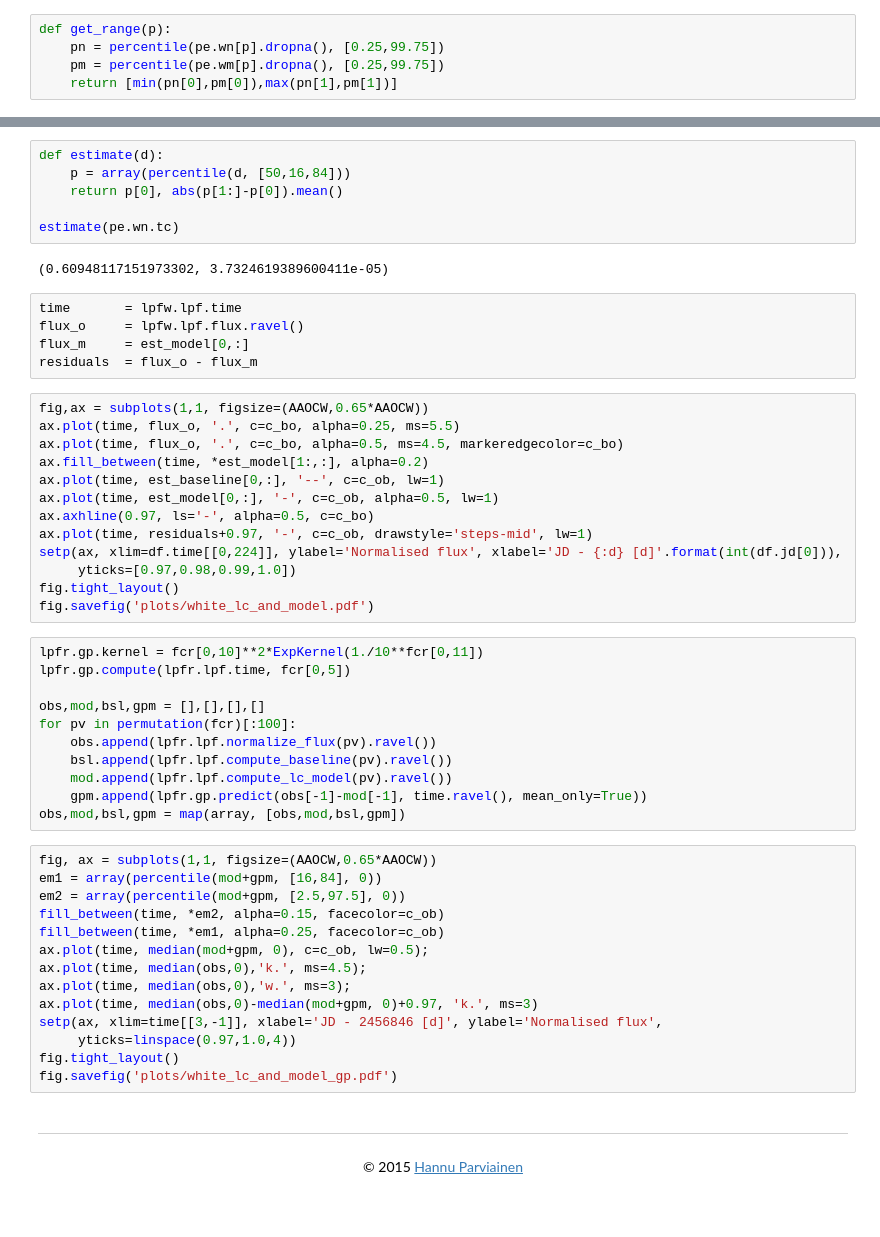
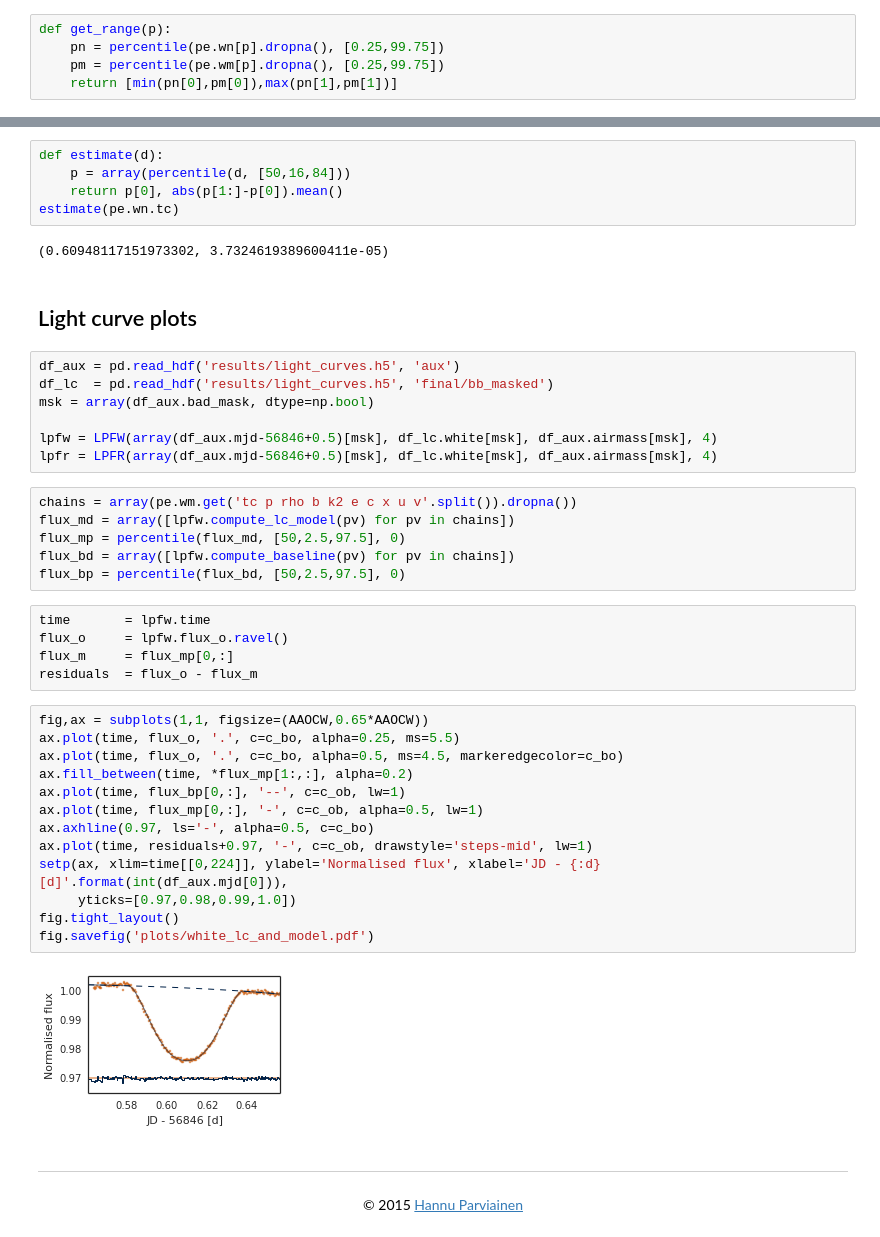
Before and after one commit to hpparvi/Parviainen-2015-TrES-3b-OSIRIS, a Jupyter notebook: 04_c_broadband_result_analysis.ipynb, the cells around one changed output, grey strips where cells are left out. Saved outputs shown, nothing was run; the diff lists cells and outputs as text; blank space fills up the shorter version.

Commit message:
04_c_broadband_result_analysis.ipynb Cleanup

```diff
--- a/04_c_broadband_result_analysis.ipynb
+++ b/04_c_broadband_result_analysis.ipynb
@@ -117,53 +118,44 @@ with sb.axes_style('ticks'):
 def estimate(d):
     p = array(percentile(d, [50,16,84]))
     return p[0], abs(p[1:]-p[0]).mean()
-
 estimate(pe.wn.tc)
 # %% [output]
 (0.60948117151973302, 3.7324619389600411e-05)
+# %% [markdown]
+## Light curve plots
+# %%
+df_aux = pd.read_hdf('results/light_curves.h5', 'aux')
+df_lc  = pd.read_hdf('results/light_curves.h5', 'final/bb_masked')
+msk = array(df_aux.bad_mask, dtype=np.bool)
+
+lpfw = LPFW(array(df_aux.mjd-56846+0.5)[msk], df_lc.white[msk], df_aux.airmass[msk], 4)
+lpfr = LPFR(array(df_aux.mjd-56846+0.5)[msk], df_lc.white[msk], df_aux.airmass[msk], 4)
+# %%
+chains = array(pe.wm.get('tc p rho b k2 e c x u v'.split()).dropna())
+flux_md = array([lpfw.compute_lc_model(pv) for pv in chains])
+flux_mp = percentile(flux_md, [50,2.5,97.5], 0)
+flux_bd = array([lpfw.compute_baseline(pv) for pv in chains])
+flux_bp = percentile(flux_bd, [50,2.5,97.5], 0)
 # %%
-time       = lpfw.lpf.time
-flux_o     = lpfw.lpf.flux.ravel()
-flux_m     = est_model[0,:]
+time       = lpfw.time
+flux_o     = lpfw.flux_o.ravel()
+flux_m     = flux_mp[0,:]
 residuals  = flux_o - flux_m
 # %%
 fig,ax = subplots(1,1, figsize=(AAOCW,0.65*AAOCW))
 ax.plot(time, flux_o, '.', c=c_bo, alpha=0.25, ms=5.5)
 ax.plot(time, flux_o, '.', c=c_bo, alpha=0.5, ms=4.5, markeredgecolor=c_bo)
-ax.fill_between(time, *est_model[1:,:], alpha=0.2)
-ax.plot(time, est_baseline[0,:], '--', c=c_ob, lw=1)
-ax.plot(time, est_model[0,:], '-', c=c_ob, alpha=0.5, lw=1)
+ax.fill_between(time, *flux_mp[1:,:], alpha=0.2)
+ax.plot(time, flux_bp[0,:], '--', c=c_ob, lw=1)
+ax.plot(time, flux_mp[0,:], '-', c=c_ob, alpha=0.5, lw=1)
 ax.axhline(0.97, ls='-', alpha=0.5, c=c_bo)
 ax.plot(time, residuals+0.97, '-', c=c_ob, drawstyle='steps-mid', lw=1)
-setp(ax, xlim=df.time[[0,224]], ylabel='Normalised flux', xlabel='JD - {:d} [d]'.format(int(df.jd[0])),
+setp(ax, xlim=time[[0,224]], ylabel='Normalised flux', xlabel='JD - {:d} [d]'.format(int(df_aux.mjd[0])),
      yticks=[0.97,0.98,0.99,1.0])
 fig.tight_layout()
 fig.savefig('plots/white_lc_and_model.pdf')
+# %% [output]
+[figure, added]
-# %%
-lpfr.gp.kernel = fcr[0,10]**2*ExpKernel(1./10**fcr[0,11])
-lpfr.gp.compute(lpfr.lpf.time, fcr[0,5])
-
-obs,mod,bsl,gpm = [],[],[],[]
-for pv in permutation(fcr)[:100]:
-    obs.append(lpfr.lpf.normalize_flux(pv).ravel())
-    bsl.append(lpfr.lpf.compute_baseline(pv).ravel())
-    mod.append(lpfr.lpf.compute_lc_model(pv).ravel())
-    gpm.append(lpfr.gp.predict(obs[-1]-mod[-1], time.ravel(), mean_only=True))
-obs,mod,bsl,gpm = map(array, [obs,mod,bsl,gpm])
-# %%
-fig, ax = subplots(1,1, figsize=(AAOCW,0.65*AAOCW))
-em1 = array(percentile(mod+gpm, [16,84], 0))
-em2 = array(percentile(mod+gpm, [2.5,97.5], 0))
-fill_between(time, *em2, alpha=0.15, facecolor=c_ob)
-fill_between(time, *em1, alpha=0.25, facecolor=c_ob)
-ax.plot(time, median(mod+gpm, 0), c=c_ob, lw=0.5);
-ax.plot(time, median(obs,0),'k.', ms=4.5);
-ax.plot(time, median(obs,0),'w.', ms=3);
-ax.plot(time, median(obs,0)-median(mod+gpm, 0)+0.97, 'k.', ms=3)
-setp(ax, xlim=time[[3,-1]], xlabel='JD - 2456846 [d]', ylabel='Normalised flux',
-     yticks=linspace(0.97,1.0,4))
-fig.tight_layout()
-fig.savefig('plots/white_lc_and_model_gp.pdf')
 # %% [markdown]
 ---
 <center> &copy; 2015 <a href="mailto:hannu.parviainen@physics.ox.ac.uk">Hannu Parviainen</a></center>
```
Also changed, not shown: parts of 2 cells of this notebook.
